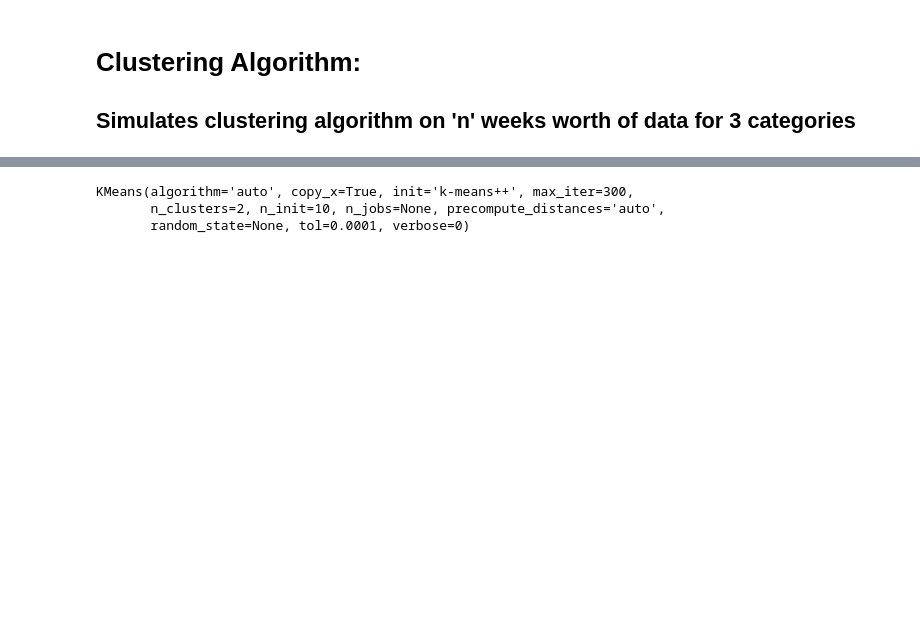
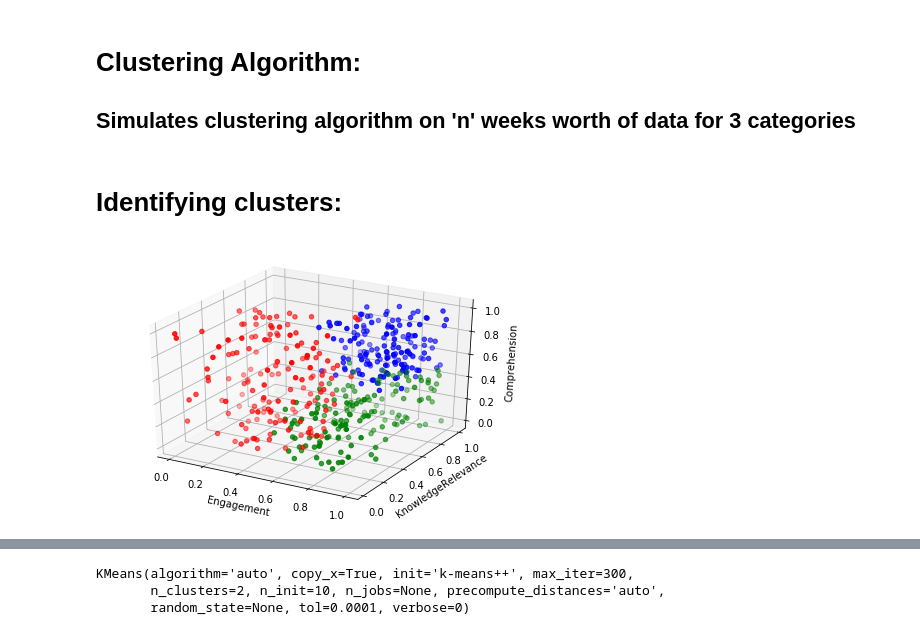
Before and after one commit to rhurst1029/UniEd_ML, a Jupyter notebook: K-Cluster_base.ipynb, the cells around one changed output, grey strips where cells are left out. Cells and saved outputs as stored; diff of their text form; code cells hidden in the pictures; blank space fills up the shorter version.

```diff
--- a/K-Cluster_base.ipynb
+++ b/K-Cluster_base.ipynb
@@ -167,3 +182,21 @@ vis3 = Visualize(student_data3).visualize(3)
 # %% [markdown]
 # Clustering Algorithm:
 ## Simulates clustering algorithm on 'n' weeks worth of data for 3 categories
+# %% [markdown]
+# Identifying clusters:
+# %%
+dist_vals3 = [
+    [[0,.7],[0,.7],[0,1]],
+    [[.5,1],[0,1],[0,.5]],
+    [[.5,1],[.5,1],[.5,1]]
+]
+
+
+### Group1: [.35, .35, .5]
+### Group2: [.75, .5, .25]
+### Group 3: [.75, .75, .75]
+
+student_data4 = DataGeneration(150,3,3).generate_data(dist_vals3)
+vis3 = Visualize(student_data4).visualize(3)
+# %% [output]
+[figure, added]
```
Also changed, not shown: parts of 7 cells of this notebook, 1 other file.
